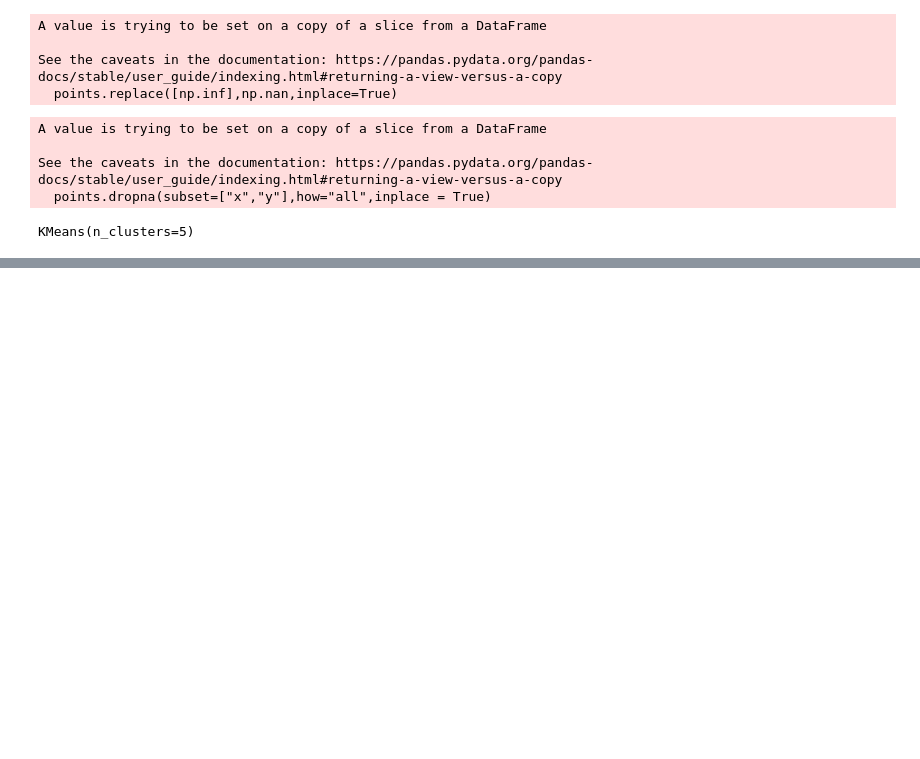
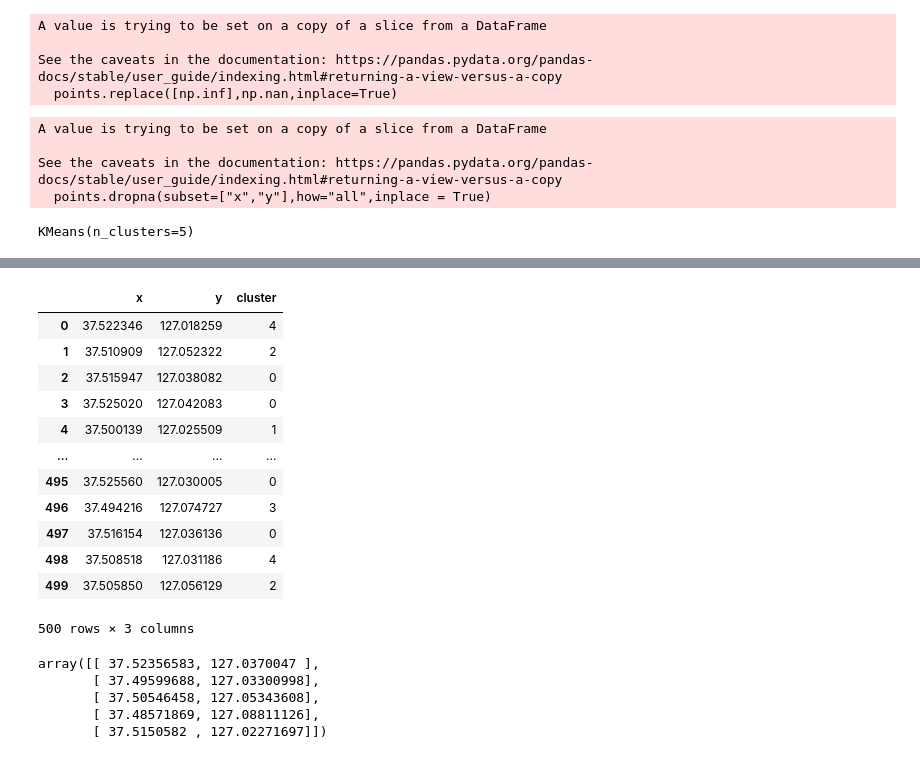
Before and after one commit to juhongyee/DUI-traffic-stop-recommendation, a Jupyter notebook: k_means/Kmeans.ipynb, the cells around one changed output, grey strips where cells are left out. Drawn from its saved outputs; the diff is of its cells as text; code cells hidden in the pictures; blank space fills up the shorter version.

```diff
--- a/k_means/Kmeans.ipynb
+++ b/k_means/Kmeans.ipynb
@@ -84 +85,28 @@ sns.scatterplot(x="x",y="y",hue="cluster",data=result_by_sklearn,palette="Set2")
+# %%
+#결측치로 제거된 index를 고려하여 재배열
+result_by_sklearn = result_by_sklearn.reset_index()
+result_by_sklearn = result_by_sklearn[['x','y','cluster']]
+result_by_sklearn
+# %% [output]
+|  | x | y | cluster |
+| 0 | 37.522346 | 127.018259 | 4 |
+| 1 | 37.510909 | 127.052322 | 2 |
+| 2 | 37.515947 | 127.038082 | 0 |
+| 3 | 37.525020 | 127.042083 | 0 |
+| 4 | 37.500139 | 127.025509 | 1 |
+| ... | ... | ... | ... |
+| 495 | 37.525560 | 127.030005 | 0 |
+| 496 | 37.494216 | 127.074727 | 3 |
+| 497 | 37.516154 | 127.036136 | 0 |
+| 498 | 37.508518 | 127.031186 | 4 |
+| 499 | 37.505850 | 127.056129 | 2 |
+500 rows × 3 columns
+# %%
+kmeans.cluster_centers_
+# %% [output]
+array([[ 37.52356583, 127.0370047 ],
+       [ 37.49599688, 127.03300998],
+       [ 37.50546458, 127.05343608],
+       [ 37.48571869, 127.08811126],
+       [ 37.5150582 , 127.02271697]])
 # %%
```
Also changed, not shown: parts of 13 cells of this notebook, 2 other files.
